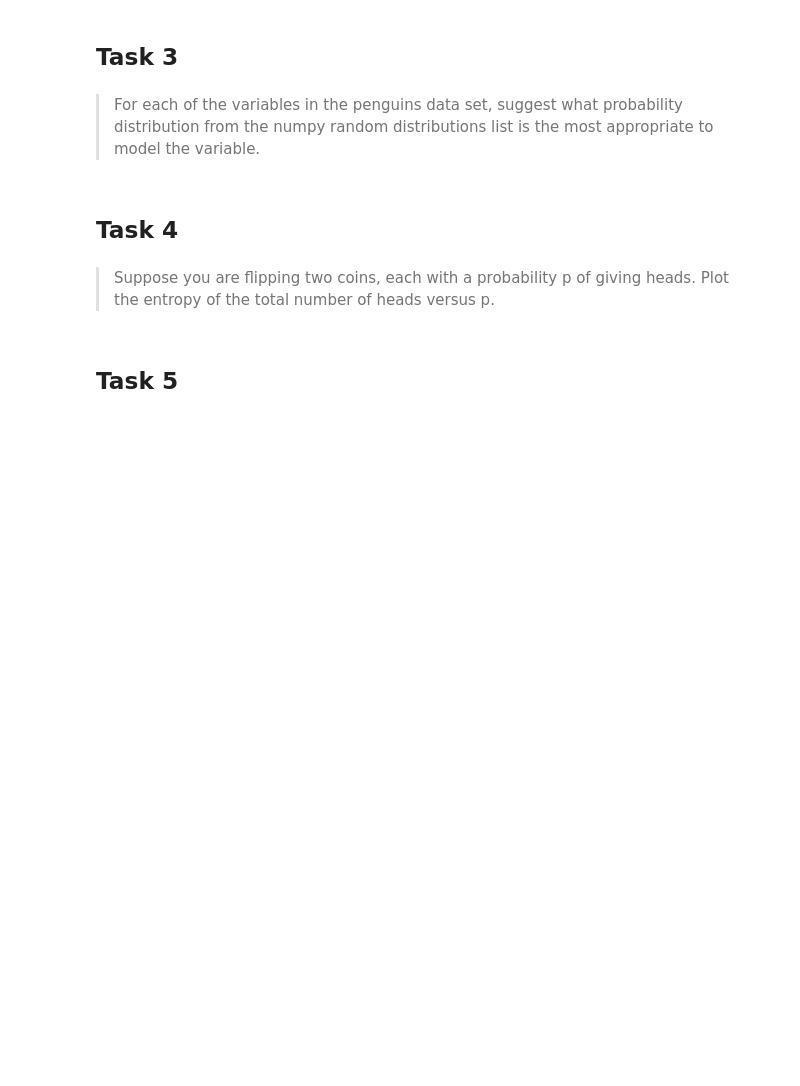
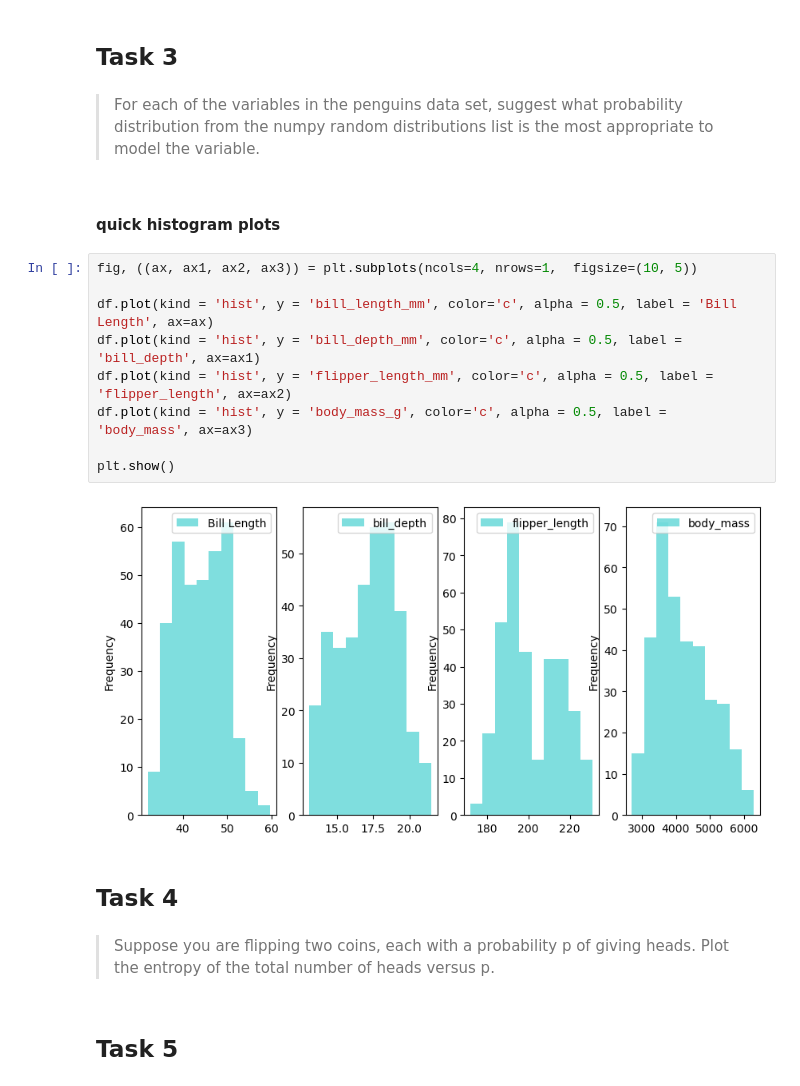
Before and after one commit to decvfox/fofda-assessment, a Jupyter notebook: tasks.ipynb, the cells around one changed output. Saved outputs shown, nothing was run; the diff lists cells and outputs as text; blank space fills up the shorter version.

```diff
--- a/tasks.ipynb
+++ b/tasks.ipynb
@@ -88,6 +136,19 @@ df
 ## Task 3
 # %% [markdown]
 > For each of the variables in the penguins data set, suggest what probability distribution from the numpy random distributions list is the most appropriate to model the variable.
+# %% [markdown]
+#### quick histogram plots
+# %%
+fig, ((ax, ax1, ax2, ax3)) = plt.subplots(ncols=4, nrows=1,  figsize=(10, 5))
+
+df.plot(kind = 'hist', y = 'bill_length_mm', color='c', alpha = 0.5, label = 'Bill Length', ax=ax)
+df.plot(kind = 'hist', y = 'bill_depth_mm', color='c', alpha = 0.5, label = 'bill_depth', ax=ax1)
+df.plot(kind = 'hist', y = 'flipper_length_mm', color='c', alpha = 0.5, label = 'flipper_length', ax=ax2)
+df.plot(kind = 'hist', y = 'body_mass_g', color='c', alpha = 0.5, label = 'body_mass', ax=ax3)
+
+plt.show()
+# %% [output]
+[figure, added]
 # %% [markdown]
 ## Task 4
 # %% [markdown]
```
Also changed, not shown: parts of 7 cells of this notebook, 1 other file.
